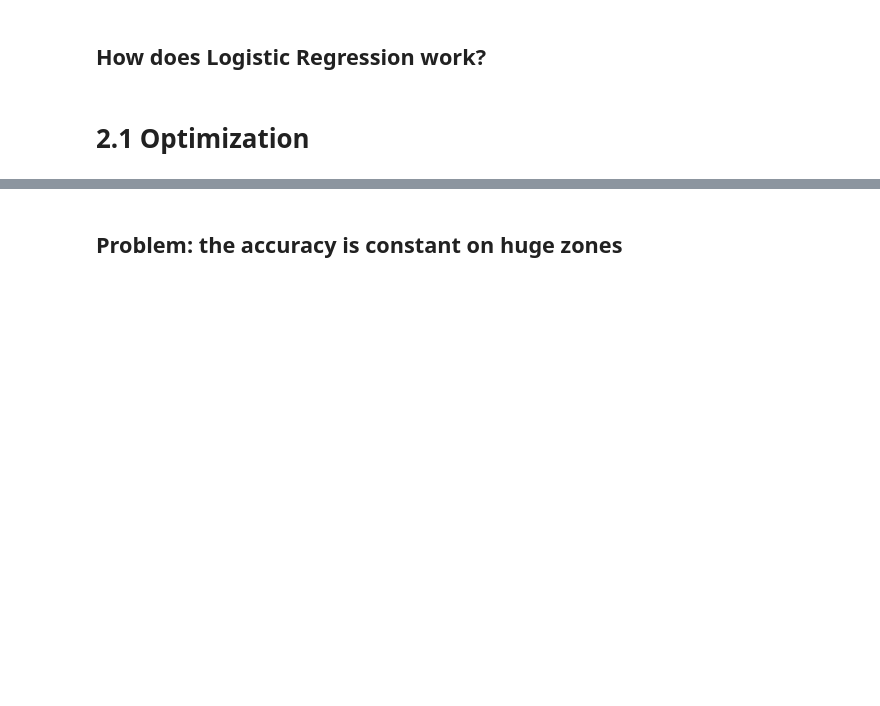
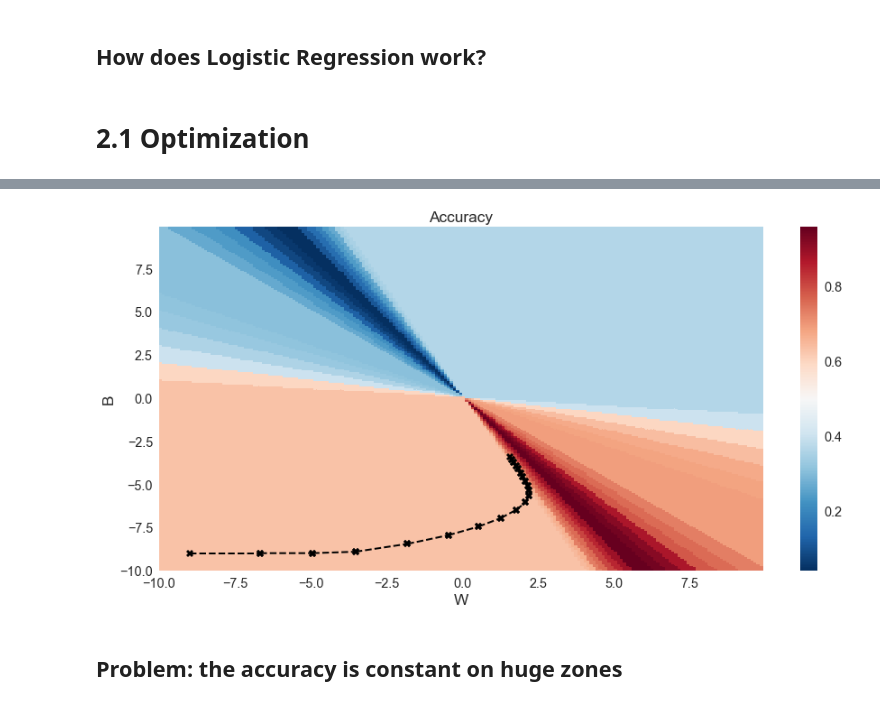
Before and after one commit to florentguymartin/introduction_neuralnetworks_keras, a Jupyter notebook: notebooks/talk-nn-keras.ipynb, the cells around one changed output, grey strips where cells are left out. Cells and saved outputs as stored; diff of their text form; code cells hidden in the pictures; blank space fills up the shorter version.

```diff
--- a/notebooks/talk-nn-keras.ipynb
+++ b/notebooks/talk-nn-keras.ipynb
@@ -246,14 +318,16 @@ vectorize_accuracy = np.vectorize(get_accuracy)
 # %%
 fig , ax = plt.subplots(figsize=(15,7))
 plt.pcolormesh(x_grid , y_grid , acc_grid , cmap='RdBu_r')
 plt.colorbar()
 ax.set(title='Accuracy', xlabel='W', ylabel='B');
-# model.layers[0].set_weights( [ np.array([[-9]]) , np.array([-9]) ] )
-# for i in range(20):
-#     old_w , old_b = model.get_weights()[0][0][0], model.get_weights()[1][0]
-#     model.fit( iris[['petal_width']] , iris['isVirginica'] , epochs=30 , verbose=0 )
-#     new_w , new_b = model.get_weights()[0][0][0] , model.get_weights()[1][0]
-#     plt.plot([old_w , new_w] , [old_b ,new_b] , 'kX--' , markersize=8 ,linewidth=2 )
+model.layers[0].set_weights( [ np.array([[-9]]) , np.array([-9]) ] )
+for i in range(20):
+    old_w , old_b = model.get_weights()[0][0][0], model.get_weights()[1][0]
+    model.fit( iris[['petal_width']] , iris['isVirginica'] , epochs=30 , verbose=0 )
+    new_w , new_b = model.get_weights()[0][0][0] , model.get_weights()[1][0]
+    plt.plot([old_w , new_w] , [old_b ,new_b] , 'kX--' , markersize=8 ,linewidth=2 )
+# %% [output]
+[figure, added]
 # %% [markdown]
 ## Problem: the accuracy is constant on huge zones
 # %% [markdown]
```
Also changed, not shown: parts of 30 cells of this notebook, 1 other file.
